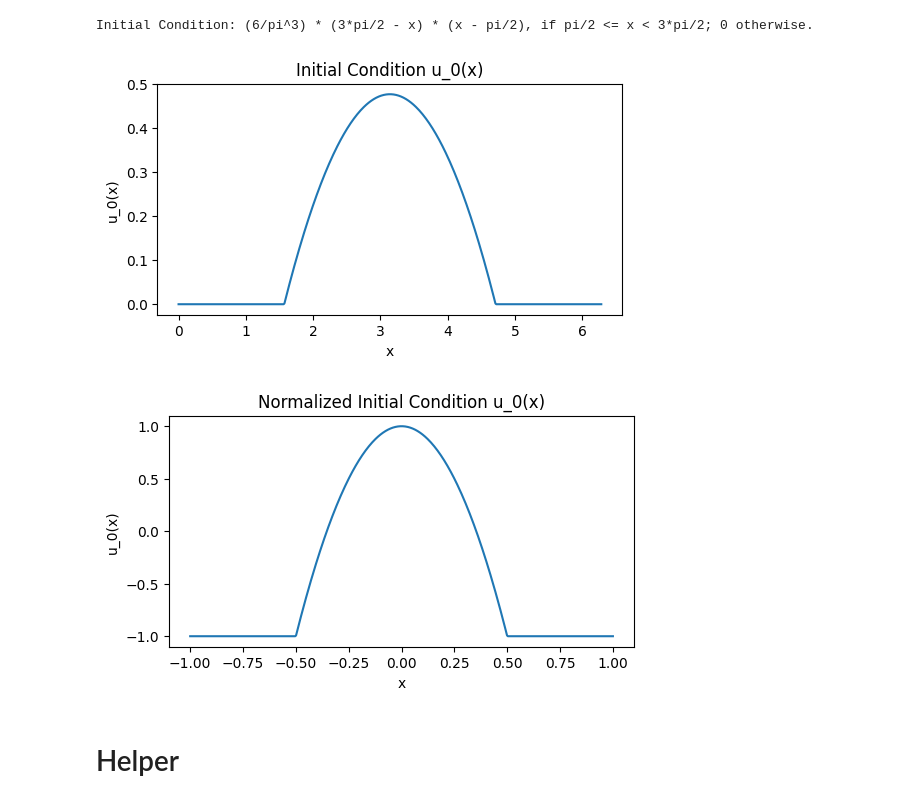
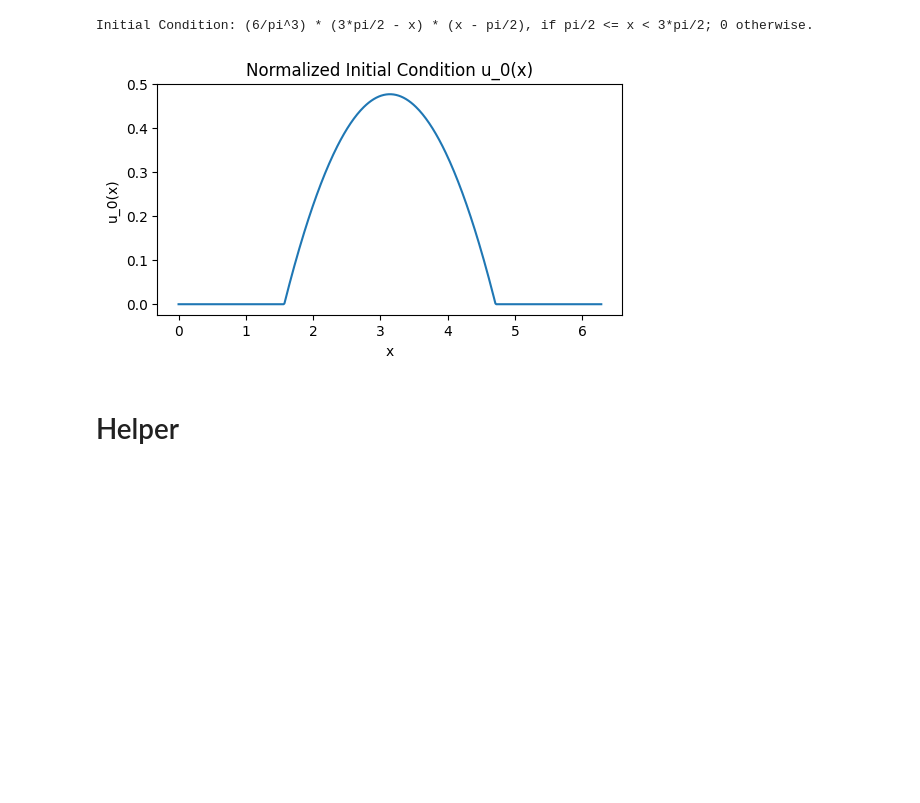
Before and after one commit to nishantak/numerical_sim_PINN, a Jupyter notebook: PINN_Kuramoto/pinn_solver.ipynb, the cells around one changed output. Drawn from its saved outputs; the diff is of its cells as text; code cells hidden in the pictures; blank space fills up the shorter version.

```diff
--- a/PINN_Kuramoto/pinn_solver.ipynb
+++ b/PINN_Kuramoto/pinn_solver.ipynb
@@ -25,15 +24,16 @@ Nx = 512                        # Number of Spatial points
 L = abs(xmax - xmin)            # Domain Length
 dx = L / (Nx - 1)               # Cell width
 
-_x = np.linspace(xmin, xmax, Nx)
-_x_tensor = torch.tensor(_x, dtype=torch.float32, requires_grad=True).view(-1, 1).to(device)
-
+_x = torch.linspace(xmin, xmax, Nx, requires_grad=True).view(-1, 1).to(device)
 
 # Temporal Domain
 Tf = 2.0                # Final time
 dt = 0.01               # Time step
 Nt = int(Tf / dt) + 1   # Number of temporal points
 
-_t = np.linspace(0, Tf, Nt)
-_t_tensor = torch.tensor(_t, dtype=torch.float32, requires_grad=True).view(-1, 1).to(device)
+_t = torch.linspace(0, Tf, Nt, requires_grad=True).view(-1, 1).to(device)
+
+# Mesh
+t_mesh, x_mesh = torch.meshgrid(_t.squeeze(1), _x.squeeze(1), indexing='ij')
+x, t = x_mesh.reshape(-1, 1), t_mesh.reshape(-1, 1)
 # %%
@@ -130,35 +85,31 @@ def initialise(x_tensor, condition):
     return u_0
 
 
-# def flux(V_U, u, x_index):
-#     return -K*V_U[x_index] * u[x_index]
+# Fne Mesh / Exact Solution
+ex_data_exists = os.path.getsize("u_ex.txt") > 0
+if ex_data_exists:
+    uex = np.loadtxt('u_ex.txt')
 
+
+# PDE Flux
 def flux(u):
-    return torch.real(torch.fft.ifft(torch.fft.fft(torch.sin(x_norm)) * torch.fft.fft(u))) * (x_norm.max() - x_norm.min())/(len(x_norm) - 1) * u
+    return torch.real(torch.fft.ifft(torch.fft.fft(torch.sin(_x.repeat(_t.shape))) * torch.fft.fft(u))) * u
+    # return -K * torch.sin(x) * dx * u
 
 
 # Initial data
-u_0_denorm = initialise(_x_tensor, 2).to(device)
-u_0 = norm(u_0_denorm)
+u_0 = initialise(_x, 2).to(device)
 # %% [output]
 Initial Condition: (6/pi^3) * (3*pi/2 - x) * (x - pi/2), if pi/2 <= x < 3*pi/2; 0 otherwise.
 # %%
 plt.figure(figsize=(6, 3))
-plt.plot(_x, u_0_denorm.detach().cpu().numpy(), label='Initial Condition')
-plt.title('Initial Condition u_0(x)')
-plt.xlabel('x')
-plt.ylabel('u_0(x)')
-plt.show()
-
-plt.figure(figsize=(6, 3))
-plt.plot(x_norm.detach().cpu().numpy(), u_0.detach().cpu().numpy(), label='Initial Condition')
+plt.plot(_x.detach().cpu().numpy(), u_0.detach().cpu().numpy(), label='Initial Condition')
 plt.title('Normalized Initial Condition u_0(x)')
 plt.xlabel('x')
 plt.ylabel('u_0(x)')
 plt.show()
 # %% [output]
-[figure, old version]
+[figure, new version]
-[figure, removed]
 # %% [markdown]
 # Helper
 # %%
```
Also changed, not shown: parts of 9 cells of this notebook, 3 other files.
